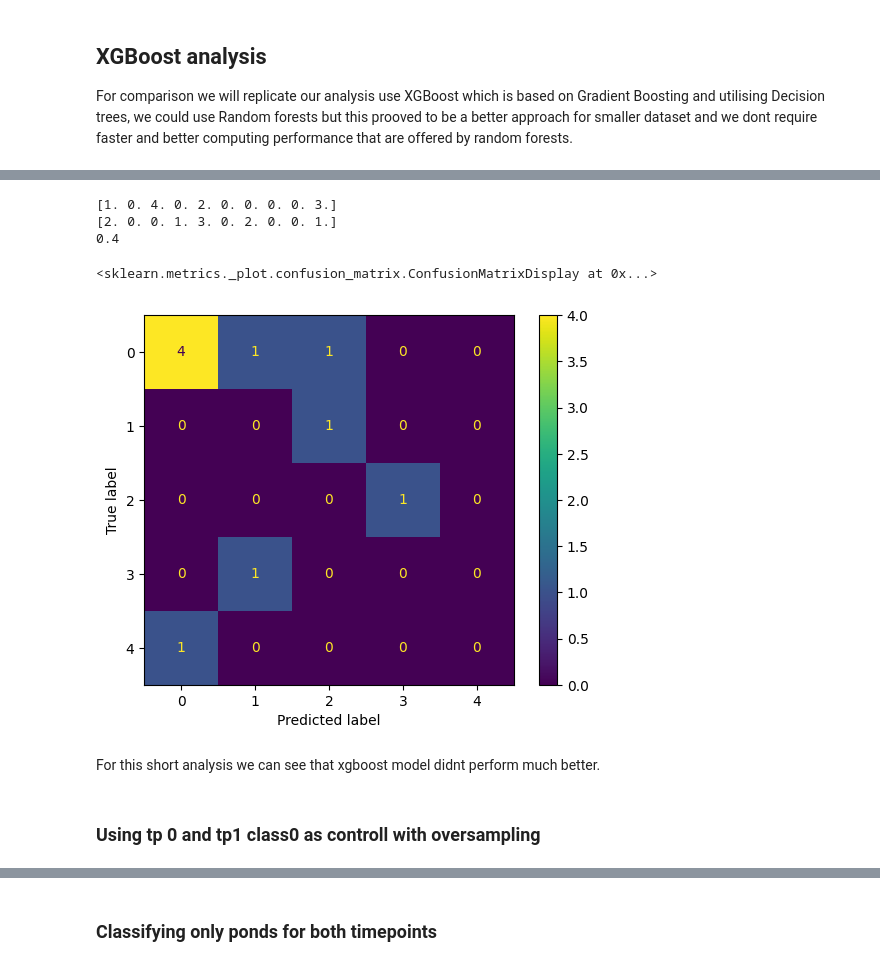
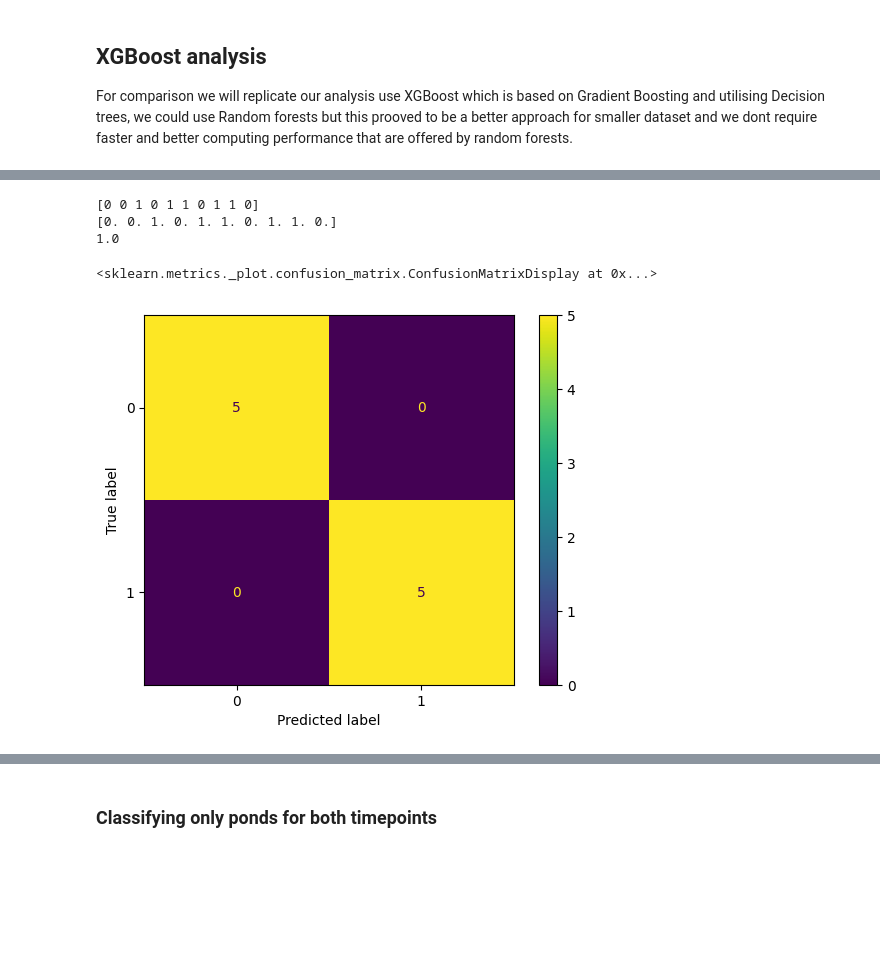
Before and after one commit to paq88/Fish_neural_network_classifier, a Jupyter notebook: sed_based/Sediment_4_KEGG_ortologs.ipynb, the cells around one changed output, grey strips where cells are left out. Drawn from its saved outputs; the diff is of its cells as text; code cells hidden in the pictures; blank space fills up the shorter version.

```diff
--- a/sed_based/Sediment_4_KEGG_ortologs.ipynb
+++ b/sed_based/Sediment_4_KEGG_ortologs.ipynb
@@ -129,3 +110,3 @@ df = df.copy()
 # %%
-#train_val_df, test_df = train_test_split(df, test_size= 10, random_state=111, stratify=df['pondXtime'])
-#print(train_val_df.shape, test_df.shape)
+train_val_df, test_df = train_test_split(df, test_size= 10, random_state=111, stratify=df['pondXtime'])
+print(train_val_df.shape, test_df.shape)
@@ -396,3 +373,0 @@ For oversampling we will again use SMOTE algorythm as it is more sophisticated t
-# %%
-train_val_df, test_df = train_test_split(df, test_size= 10, random_state=111, stratify=df['class'])
-train_val_df.shape, test_df.shape
@@ -687,4 +660,6 @@ dtest = xgb.DMatrix(X_test, label=y_test)
 # %%
+dtrain = xgb.DMatrix(X_train, label=train_val_df['timepoint'])
+dtest = xgb.DMatrix(X_test, label=test_df['timepoint'])
 params = {
     'objective': 'multi:softmax',
     'num_class': 5,
@@ -693,3 +668,8 @@ params = {
     'seed': 111
 
 }
+bst2 = xgb.train(params, dtrain, 1000, num_boost_round=100)
+
+xgb.plot_importance(bst2)
+xgb_pred = bst2.predict(dtest)
+xgb_acc = accuracy_score(test_df['timepoint'], xgb_pred)
@@ -698,21 +678,13 @@ bst = xgb.train(params, dtrain, num_boost_round=100)
-# %%
-xgb_pred = bst.predict(dtest)
-xgb_acc = accuracy_score(y_test, xgb_pred)
-# %%
-print(y_test)
-print(xgb_pred)
-print(xgb_acc)
-# %% [output]
-[1. 0. 4. 0. 2. 0. 0. 0. 0. 3.]
-[2. 0. 0. 1. 3. 0. 2. 0. 0. 1.]
-0.4
 # %%
-cm = confusion_matrix(y_test, xgb_pred)
-ConfusionMatrixDisplay(cm, display_labels=[0,1,2,3,4]).plot()
+print(test_df['timepoint'].values)
+print(xgb_pred)
+print(xgb_acc)
+
+cm = confusion_matrix(test_df['timepoint'].values, xgb_pred)
+ConfusionMatrixDisplay(cm, display_labels=[0,1]).plot()
 # %% [output]
-<sklearn.metrics._plot.confusion_matrix.ConfusionMatrixDisplay at 0x...>
+[0 0 1 0 1 1 0 1 1 0]
+[0. 0. 1. 0. 1. 1. 0. 1. 1. 0.]
+1.0
+<sklearn.metrics._plot.confusion_matrix.ConfusionMatrixDisplay at 0x...>
-[figure, old version]
+[figure, new version]
-# %% [markdown]
-For this short analysis we can see that xgboost model didnt perform much better.
-# %% [markdown]
-### Using tp 0 and tp1 class0 as controll with oversampling
```
Also changed, not shown: parts of 63 cells of this notebook.
